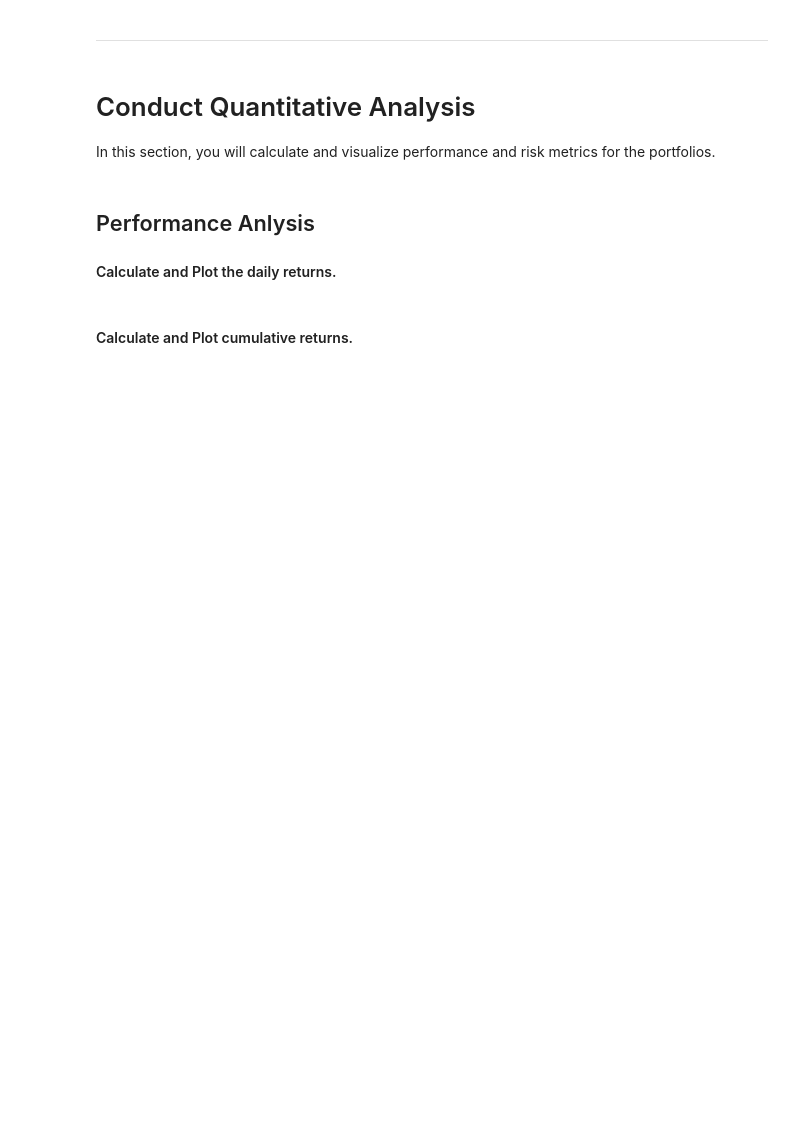
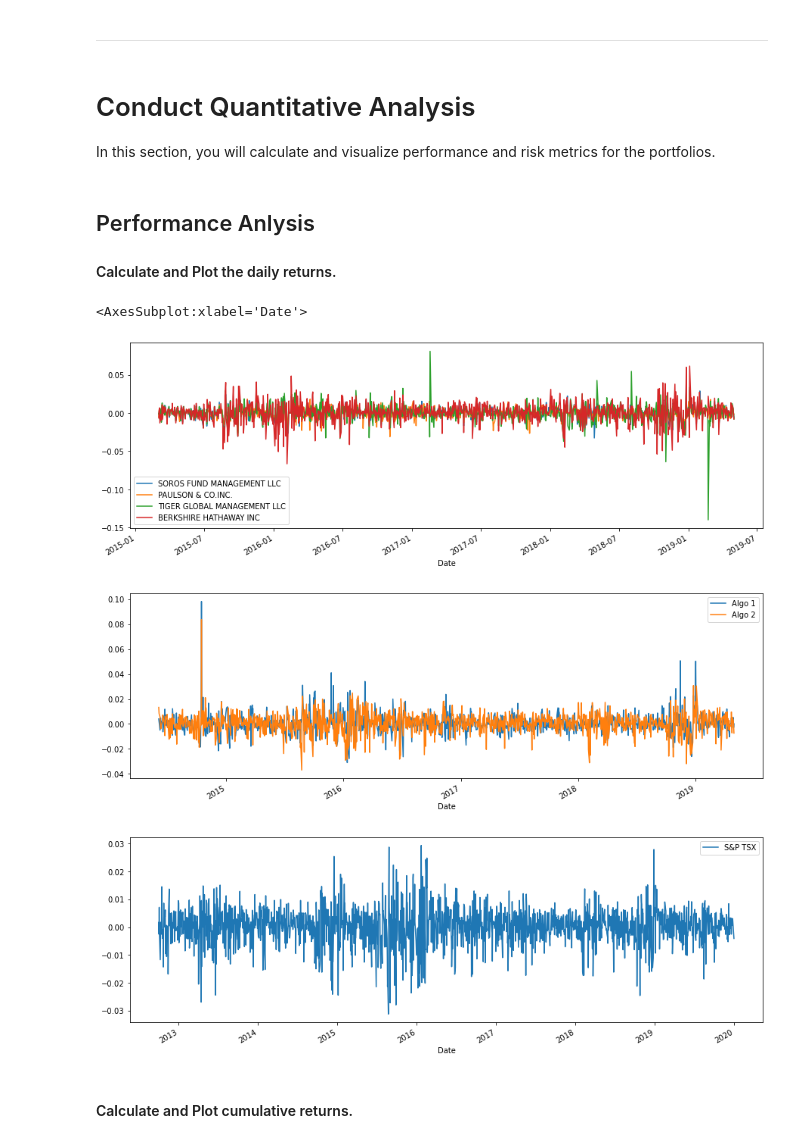
Before and after one commit to adamgulyas/pandas-homework, a Jupyter notebook: whale_analysis.ipynb, the cells around one changed output. Drawn from its saved outputs; the diff is of its cells as text; code cells hidden in the pictures; blank space fills up the shorter version.

```diff
--- a/whale_analysis.ipynb
+++ b/whale_analysis.ipynb
@@ -29,6 +28,5 @@ Files:
 Read the Whale Portfolio daily returns and clean the data.
 # %%
 # Reading whale returns
-whale_returns_path = Path("./resources/whale_returns.csv")
-whale_returns = pd.read_csv(whale_returns_path, parse_dates=True, index_col="Date", infer_datetime_format=True)
+whale_returns = pd.read_csv('./resources/whale_returns.csv', parse_dates=True, index_col="Date", infer_datetime_format=True)
 whale_returns.sort_index()
@@ -50,6 +63,5 @@ whale_returns = whale_returns.dropna().copy(deep=True)
 Read the algorithmic daily returns and clean the data.
 # %%
 # Reading algorithmic returns
-algo_returns_path = Path("./resources/algo_returns.csv")
-algo_returns = pd.read_csv(algo_returns_path, parse_dates=True, index_col="Date", infer_datetime_format=True)
+algo_returns = pd.read_csv('./resources/algo_returns.csv', parse_dates=True, index_col="Date", infer_datetime_format=True)
 algo_returns.sort_index()
@@ -62,13 +89,12 @@ Algo 2    1241
 dtype: int64
 # %%
 # Drop nulls
-algo_returns = algo_returns.dropna().copy(deep=True)
+algo_returns.dropna(inplace=True)
 # %% [markdown]
 ## S&P TSX 60 Returns
 
 Read the S&P TSX 60 historic closing prices and create a new daily returns DataFrame from the data.
 # %%
 # Reading S&P TSX 60 Closing Prices
-sp_tsx_history_path = Path("./resources/sp_tsx_history.csv")
-sp_tsx_history = pd.read_csv(sp_tsx_history_path, parse_dates=True, index_col="Date", infer_datetime_format=True)
+sp_tsx_history = pd.read_csv('./resources/sp_tsx_history.csv', parse_dates=True, index_col="Date", infer_datetime_format=True)
 sp_tsx_history.sort_index()
@@ -128,5 +167,13 @@ In this section, you will calculate and visualize performance and risk metrics f
 #### Calculate and Plot the daily returns.
 # %%
 # Plot daily returns of all portfolios
+whale_returns.plot(figsize=(15,5))
+algo_returns.plot(figsize=(15,5))
+sp_tsx_returns.plot(figsize=(15,5))
+# %% [output]
+<AxesSubplot:xlabel='Date'>
+[figure, added]
+[figure, added]
+[figure, added]
 # %% [markdown]
 #### Calculate and Plot cumulative returns.
```
Also changed, not shown: parts of 29 cells of this notebook.
